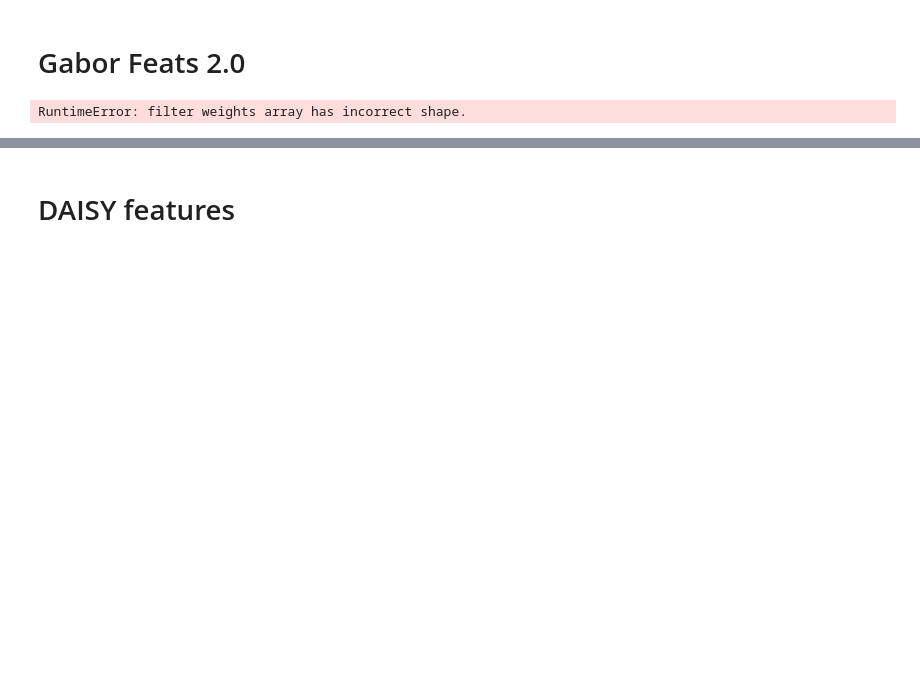
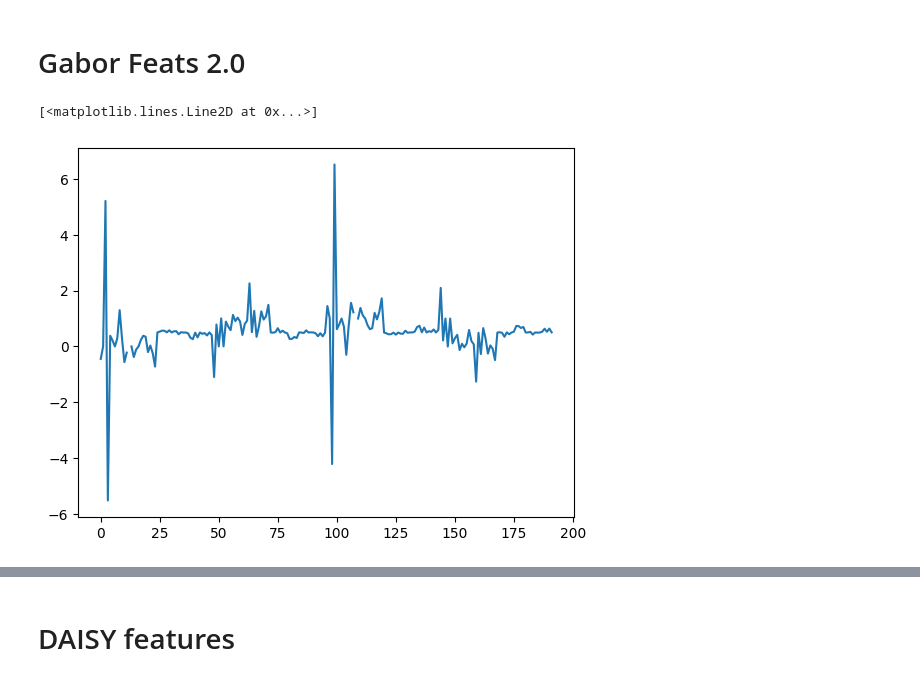
Before and after one commit to hippogriffi/CBIRS, a Jupyter notebook: GUI Devolpment/Progs/demo_test.ipynb, the cells around one changed output, grey strips where cells are left out. Saved outputs shown, nothing was run; the diff lists cells and outputs as text; code cells hidden in the pictures; blank space fills up the shorter version.

Commit message:
Gabor Feature2 working, added haralick and refined daisy features

```diff
--- a/GUI Devolpment/Progs/demo_test.ipynb
+++ b/GUI Devolpment/Progs/demo_test.ipynb
@@ -354,9 +345,9 @@ def build_gabor_kernals(theta, freq, sigma, bandwidth):
     return kern_l
 # %%
-def convolve_filters(img, kern):
+def convolve_filters2(img, kern):
     img = (img - img.mean()) / img.std()
-    conv = np.sqrt(ndi.convolve(img, np.real(kern), mode='wrap')**2 +
-                   ndi.convolve(img, np.real(kern), mode='wrap')**2)
+    conv = ndi.convolve(img, np.real(kern), mode='wrap')
+
     features = np.zeros(2, dtype = np.double)
     features[0] = conv.mean()
     features[1] = conv.var()
@@ -371,29 +355,24 @@ def process_pools(img, kern, conv):
 # %%
 def gabor_features2(img, g_kernals, norm = True):
-    pool = multiprocessing.Pool(processes=multiprocessing.cpu_count())
-    g_img = cv2.cvtColor(img, cv2.COLOR_RGB2GRAY)
+    g_img = cv2.cvtColor(img, cv2.COLOR_BGR2GRAY)
     results = []
-    features = convolve_filters(img, g_kernals[-1])
 
     for kern in g_kernals:
-        results.append(pool.apply_async(process_pools(img, kern, features), (img, kern, features)))
-    pool.close()
-    pool.join()
+        results.append(convolve_filters2(g_img, kern))
 
-    histogram = np.array([a.get() for a in results])
-
+    histogram = np.array(results)
     if norm:
         histogram = histogram / np.sum(histogram, axis=0)
 
     return histogram.T.flatten()
 # %%
-def gabor_hist(img, g_kernals, type_h, slice_n, norm):
+def gabor(img, g_kernals, type_h, slice_n, norm):
 
     if type_h == 'global':
         histogram = gabor_features2(img, g_kernals)
 
     elif type_h == 'reigon':
-        histogram = np.zeros_like((slice_n, slice_n, len(g_kernals)))
+        histogram = np.zeros((slice_n, slice_n, len(g_kernals)*2))
         slice_h = np.around(np.linspace(
             0, img.shape[0], slice_n + 1)).astype(int)
         slice_w = np.around(np.linspace(
@@ -404,13 +383,18 @@ def gabor_hist(img, g_kernals, type_h, slice_n, norm):
                 #create reigons for image
                 reigon = img[slice_h[h]:slice_h[h+1], slice_w[w]: slice_w[w+1]]
                 histogram[h][w] = gabor_features2(reigon, g_kernals)
+
     if norm:
-        histogram /= np.sum(histogram)
+        histogram /= np.sum(histogram, axis = 0)
 
     return histogram.flatten()
 # %%
-test_kernals = build_gabor_kernals(4, (0.1, 0.5, 0.8), (1,3,5), (0.3, 0.7, 1))
+test_kernals = build_gabor_kernals(4, (0.1, 0.5, 0.8), (1,3))
+test777 = gabor(img_data[18], test_kernals, 'reigon', 2, norm=True)
 
-gabor_hist(img, test_kernals, 'global', 2, True)
+#gabor_feats2 = gabor(img, test_kernals, 'global', 2, True)
-# %% [output]
-RuntimeError: filter weights array has incorrect shape.
+# %%
+plt.plot(test777)
+# %% [output]
+[<matplotlib.lines.Line2D at 0x...>]
+[figure, added]
```
Also changed, not shown: parts of 13 cells of this notebook.
